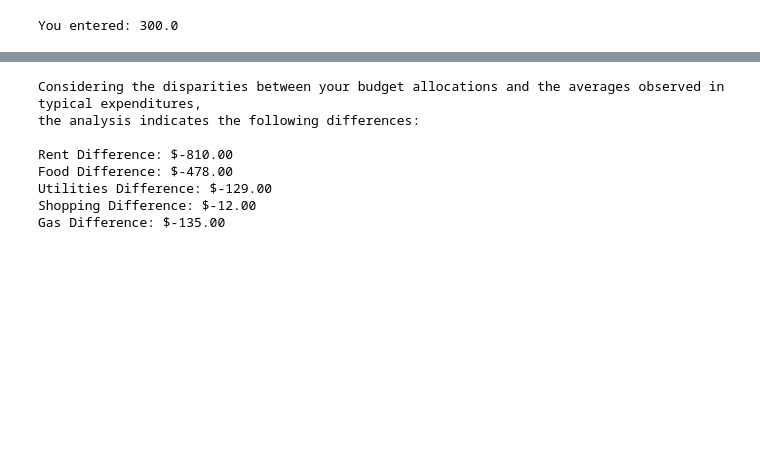
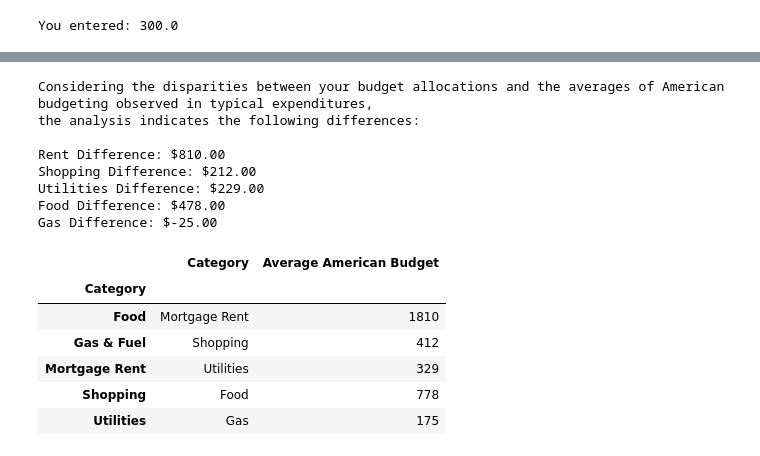
Before and after one commit to AnvithaChaluvadi/Personal-Finance-Management-Tool_Project1, a Jupyter notebook: finance_tool.ipynb, the cells around one changed output, grey strips where cells are left out. Saved outputs shown, nothing was run; the diff lists cells and outputs as text; code cells hidden in the pictures; blank space fills up the shorter version.

```diff
--- a/finance_tool.ipynb
+++ b/finance_tool.ipynb
@@ -516,31 +517,46 @@ compare_budget_expenses(income, savings_goal, monthly_budget)
 # %%
 # Average American budget values
 average_monthly_rent = 1810  # Average rent in Maryland
+average_monthly_shopping = 412
+average_monthly_utilities = 329
 average_monthly_food = 778
-average_monthly_utilities = 329
-average_monthly_shopping = 412
 average_monthly_gas = 175  # Taking an average of $150-$200
 
 # Calculate differences
-rent_difference = mortgage_rent_budget - average_monthly_rent
-food_difference = food_budget - average_monthly_food
-utilities_difference = utilities_budget- average_monthly_utilities
-shopping_difference = shopping_budget - average_monthly_shopping
-gas_difference = gas_budget - average_monthly_gas
+rent_difference = average_monthly_rent - mortgage_rent_budget
+shopping_difference = average_monthly_shopping - shopping_budget
+utilities_difference = average_monthly_utilities - utilities_budget
+food_difference =  average_monthly_food - food_budget
+gas_difference = average_monthly_gas - gas_budget
 
 # Print comparison results
-print(f"Considering the disparities between your budget allocations and the averages observed in typical expenditures,\nthe analysis indicates the following differences:")
+print(f"Considering the disparities between your budget allocations and the averages of American budgeting observed in typical expenditures,\nthe analysis indicates the following differences:")
 print(f"\nRent Difference: ${rent_difference:.2f}")
+print(f"Shopping Difference: ${shopping_difference:.2f}")
+print(f"Utilities Difference: ${utilities_difference:.2f}")
 print(f"Food Difference: ${food_difference:.2f}")
-print(f"Utilities Difference: ${utilities_difference:.2f}")
-print(f"Shopping Difference: ${shopping_difference:.2f}")
 print(f"Gas Difference: ${gas_difference:.2f}")
 # %% [output]
-Considering the disparities between your budget allocations and the averages observed in typical expenditures,
+Considering the disparities between your budget allocations and the averages of American budgeting observed in typical expenditures,
 the analysis indicates the following differences:
 
-Rent Difference: $-810.00
-Food Difference: $-478.00
-Utilities Difference: $-129.00
-Shopping Difference: $-12.00
-Gas Difference: $-135.00
+Rent Difference: $810.00
+Shopping Difference: $212.00
+Utilities Difference: $229.00
+Food Difference: $478.00
+Gas Difference: $-25.00
+# %%
+df3 = df3.drop(columns=['Amount'])
+column_data = [1810, 412, 329, 778, 175]
+category_names = ['Mortgage Rent', 'Shopping', 'Utilities', 'Food', 'Gas']
+df3['Category'] = category_names
+df3['Average American Budget'] = column_data
+df3
+# %% [output]
+|  | Category | Average American Budget |
+| Category |  |  |
+| Food | Mortgage Rent | 1810 |
+| Gas & Fuel | Shopping | 412 |
+| Mortgage Rent | Utilities | 329 |
+| Shopping | Food | 778 |
+| Utilities | Gas | 175 |
```
Also changed, not shown: parts of 27 cells of this notebook, 2 other files.
